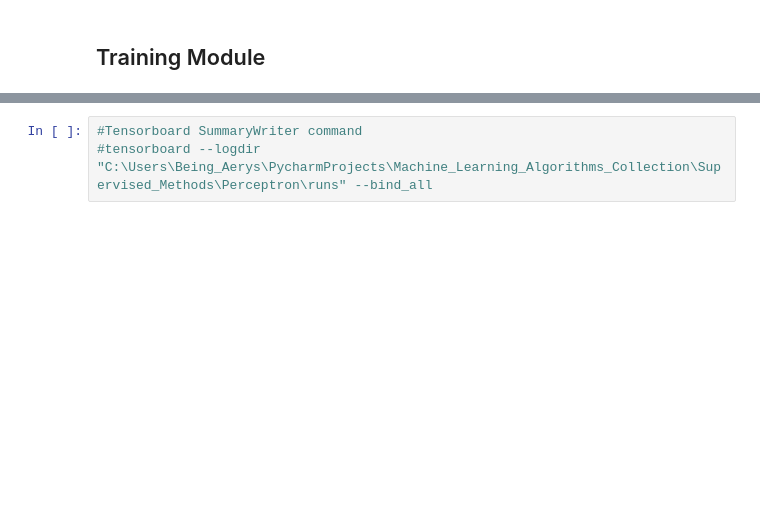
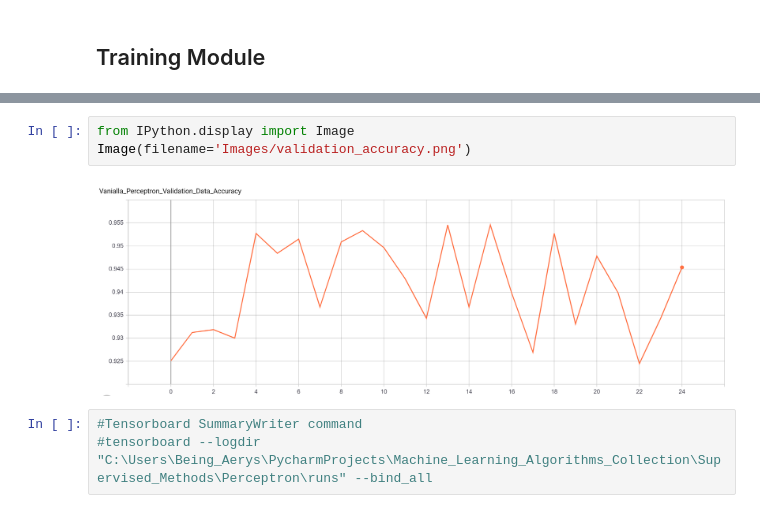
Before and after one commit to being-aerys/Python_Numpy_Implementations_of_Machine_Learning_Algorithms, a Jupyter notebook: Supervised_Methods/Perceptron/Vanilla_Perceptron_Optical_Character_Recognition.ipynb, the cells around one changed output, grey strips where cells are left out. Saved outputs shown, nothing was run; the diff lists cells and outputs as text; blank space fills up the shorter version.

```diff
--- a/Supervised_Methods/Perceptron/Vanilla_Perceptron_Optical_Character_Recognition.ipynb
+++ b/Supervised_Methods/Perceptron/Vanilla_Perceptron_Optical_Character_Recognition.ipynb
@@ -270,3 +305,8 @@ Training ends.
+# %%
+from IPython.display import Image
+Image(filename='Images/validation_accuracy.png')
+# %% [output]
+[figure, added]
 # %%
 #Tensorboard SummaryWriter command
 #tensorboard --logdir "C:\Users\Being_Aerys\PycharmProjects\Machine_Learning_Algorithms_Collection\Supervised_Methods\Perceptron\runs" --bind_all
```
Also changed, not shown: parts of 7 cells of this notebook, 2 other files.
